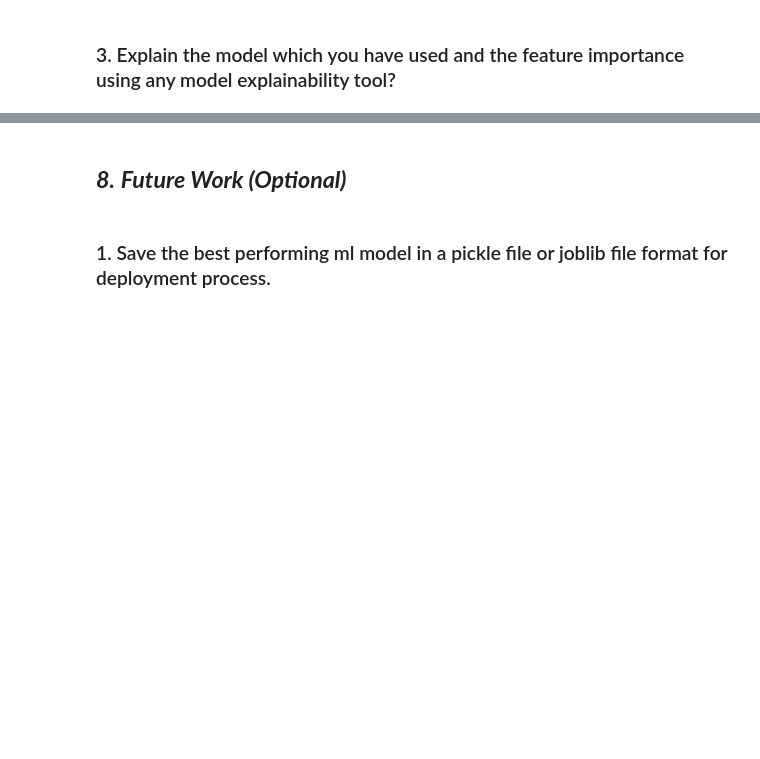
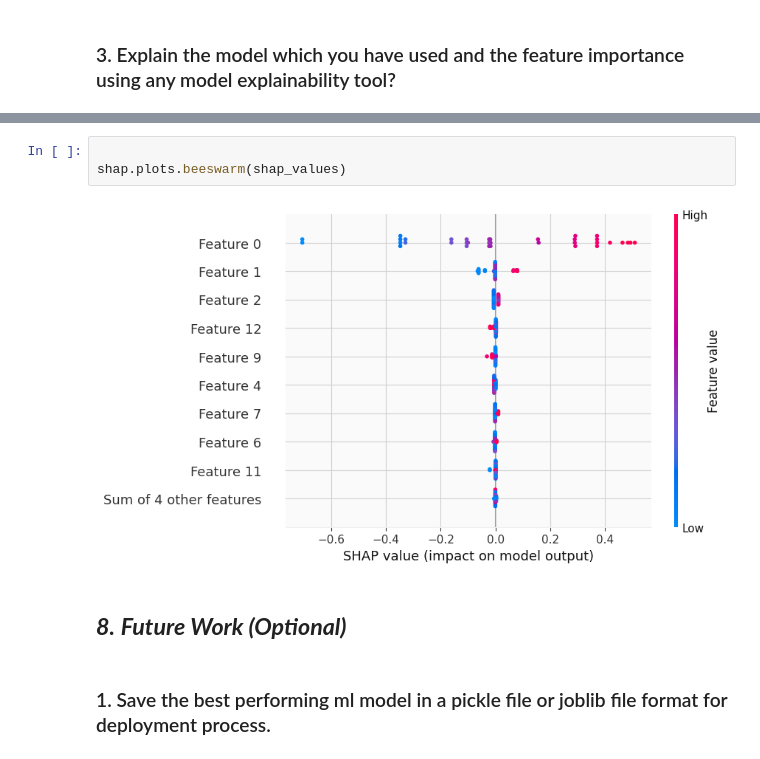
Before and after one commit to piyushbg/Yes-Bank-Stock-Closing-Price-Prediction, a Jupyter notebook: Yes_Bank_Stock_Closing_Price_Prediction.ipynb, the cells around one changed output, grey strips where cells are left out. Saved outputs shown, nothing was run; the diff lists cells and outputs as text; blank space fills up the shorter version.

```diff
--- a/Yes_Bank_Stock_Closing_Price_Prediction.ipynb
+++ b/Yes_Bank_Stock_Closing_Price_Prediction.ipynb
@@ -2305,3 +2423,8 @@ Answer Here.
+# %%
+
+shap.plots.beeswarm(shap_values)
+# %% [output]
+[figure, added]
 # %% [markdown]
 ## ***8.*** ***Future Work (Optional)***
 # %% [markdown]
```
Also changed, not shown: parts of 20 cells of this notebook.
